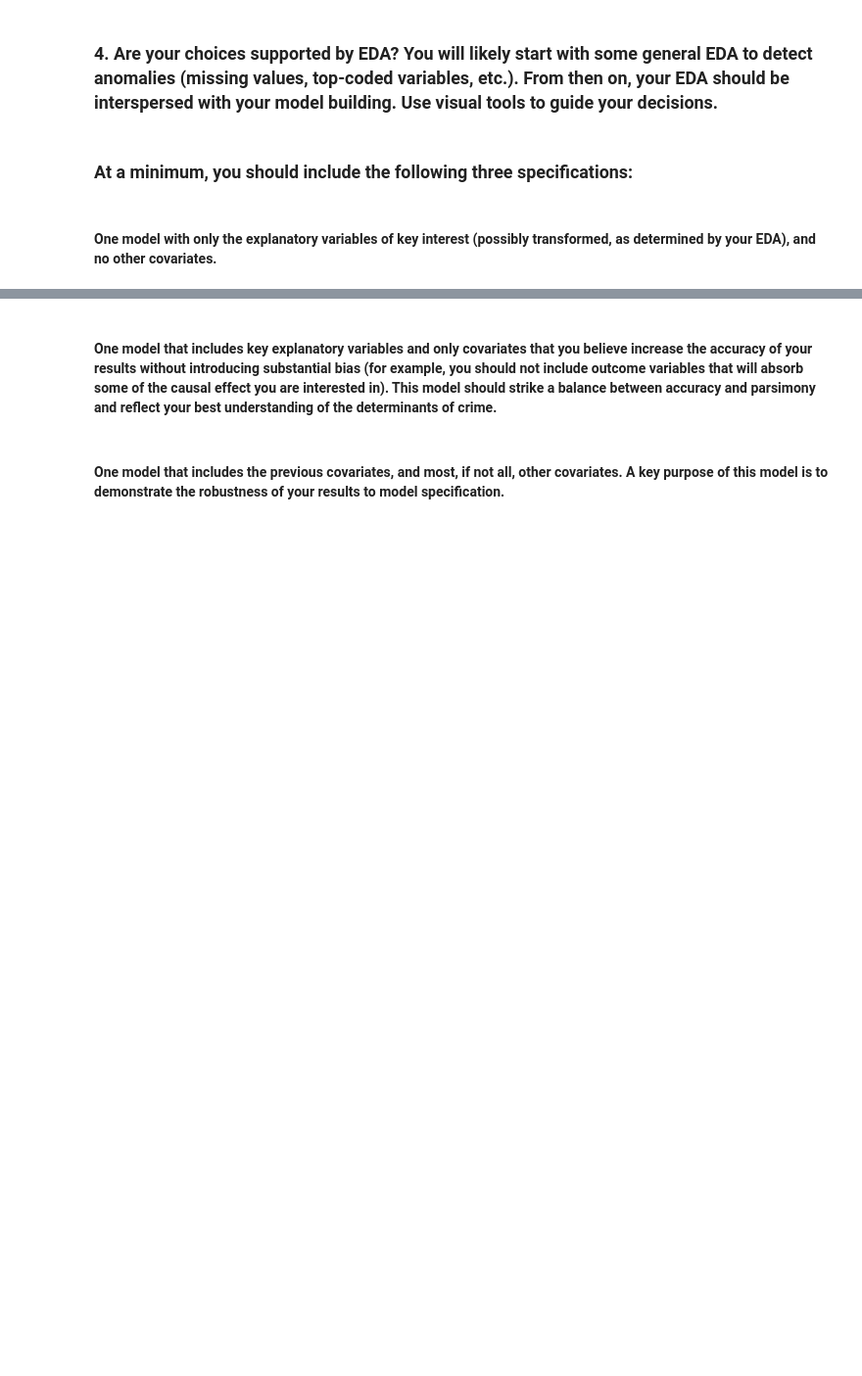
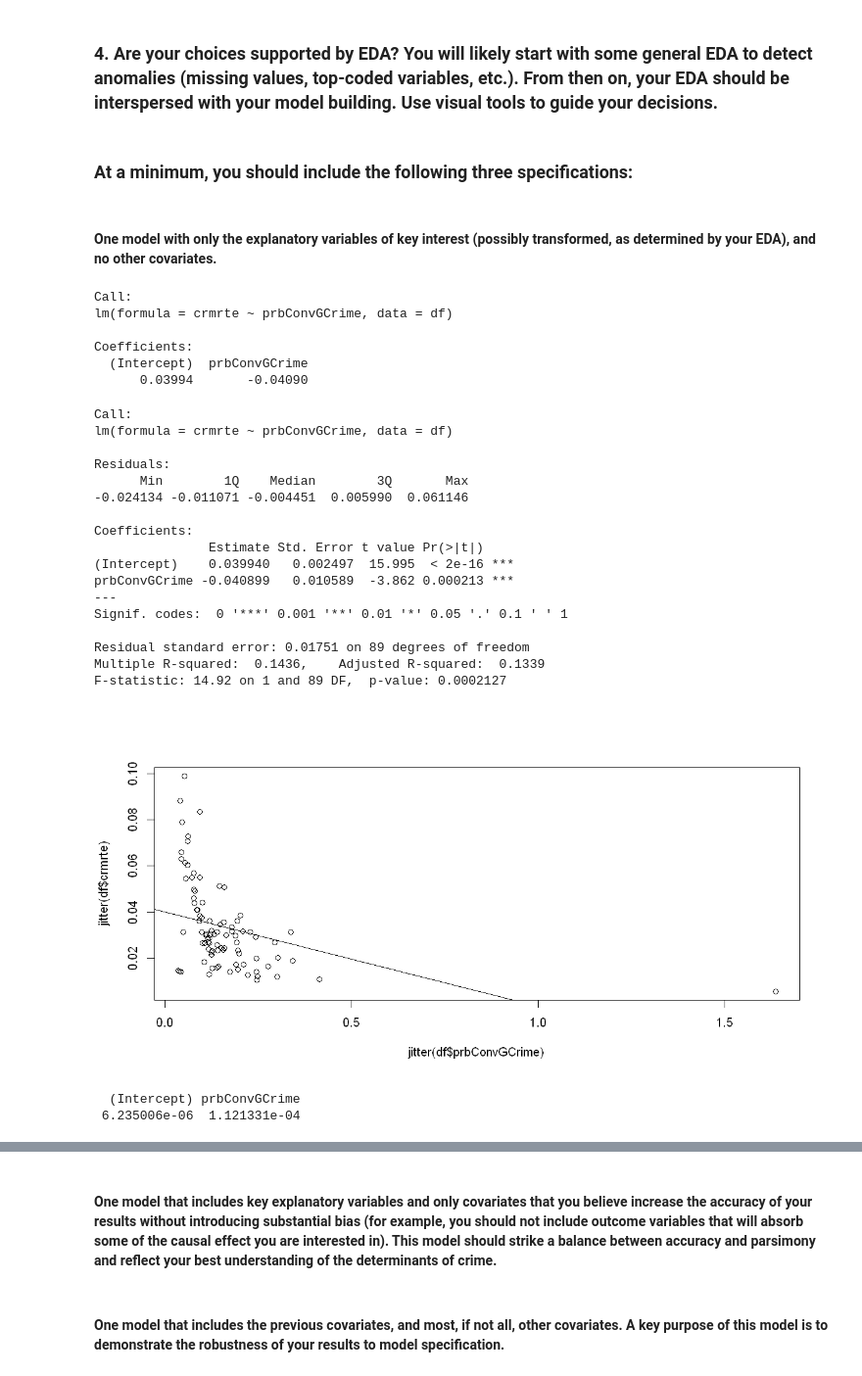
Before and after one commit to rmajumder/stat203-gp3, a Jupyter notebook: Jake_Mitchell_Lab_3.ipynb, the cells around one changed output, grey strips where cells are left out. Shown at 98% size. Saved outputs shown, nothing was run; the diff lists cells and outputs as text; code cells hidden in the pictures; blank space fills up the shorter version.

```diff
--- a/Jake_Mitchell_Lab_3.ipynb
+++ b/Jake_Mitchell_Lab_3.ipynb
@@ -191,3 +199,38 @@ I want to attempt a couple of engineered features to see if I can an aggregate v
 ### At a minimum, you should include the following three specifications:
 # %% [markdown]
 #### One model with only the explanatory variables of key interest (possibly transformed, as determined by your EDA), and no other covariates.
+# %%
+options(repr.plot.width=10, repr.plot.height=5)
+plot(jitter(df$prbConvGCrime), jitter(df$crmrte))
+(modelCer <- lm(crmrte ~ prbConvGCrime, data = df))
+abline(modelCer)
+summary(modelCer)
+plot(modelCer, which = 5)
+diag(vcov(modelCer))
+# %% [output]
+Call:
+lm(formula = crmrte ~ prbConvGCrime, data = df)
+
+Coefficients:
+  (Intercept)  prbConvGCrime
+      0.03994       -0.04090
+Call:
+lm(formula = crmrte ~ prbConvGCrime, data = df)
+
+Residuals:
+      Min        1Q    Median        3Q       Max
+-0.024134 -0.011071 -0.004451  0.005990  0.061146
+
+Coefficients:
+               Estimate Std. Error t value Pr(>|t|)
+(Intercept)    0.039940   0.002497  15.995  < 2e-16 ***
+prbConvGCrime -0.040899   0.010589  -3.862 0.000213 ***
+---
+Signif. codes:  0 '***' 0.001 '**' 0.01 '*' 0.05 '.' 0.1 ' ' 1
+
+Residual standard error: 0.01751 on 89 degrees of freedom
+Multiple R-squared:  0.1436,    Adjusted R-squared:  0.1339
+F-statistic: 14.92 on 1 and 89 DF,  p-value: 0.0002127
+[figure, added]
+  (Intercept) prbConvGCrime
+ 6.235006e-06  1.121331e-04
```
Also changed, not shown: parts of 17 cells of this notebook, 3 other files.
